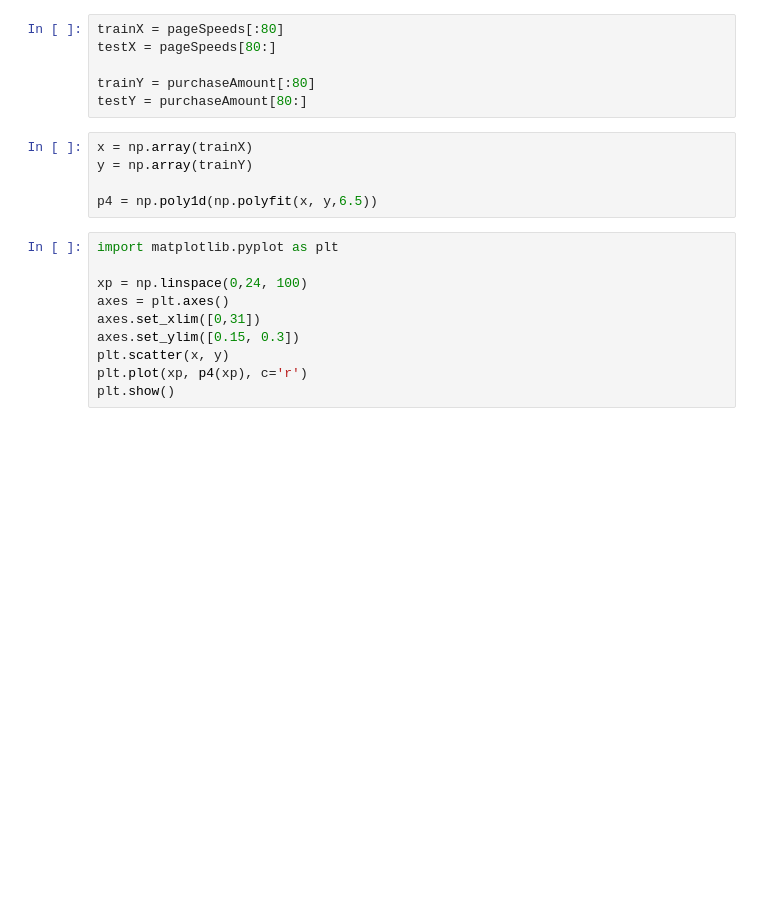
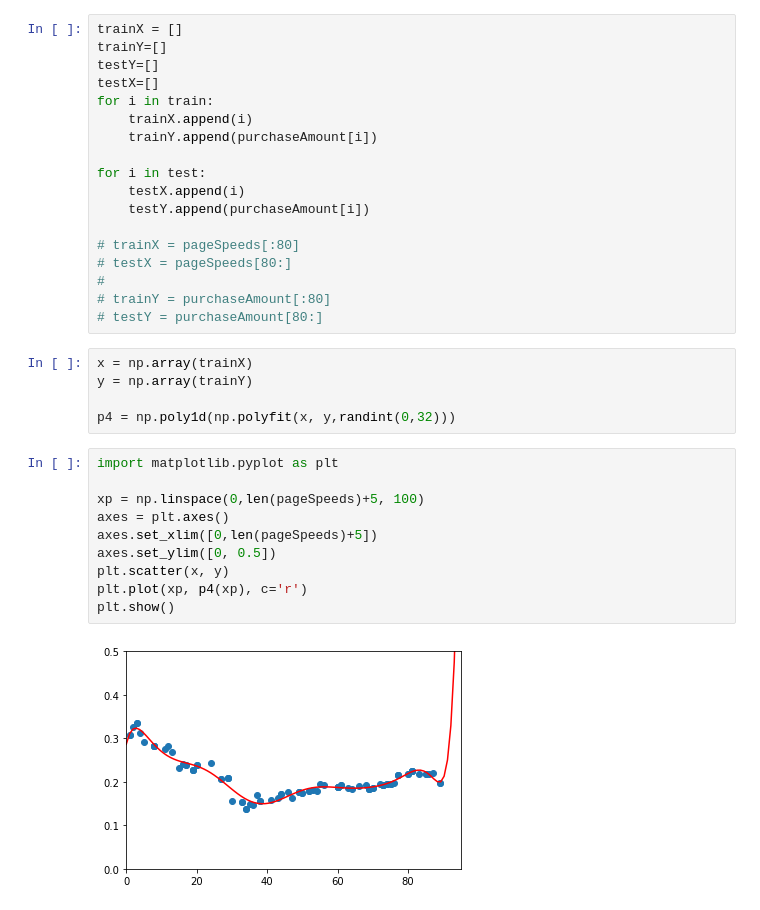
Before and after one commit to moied12/Data-Science, a Jupyter notebook: project/Bitcoin Pred Train Test.ipynb, the cells around one changed output. Drawn from its saved outputs; the diff is of its cells as text; blank space fills up the shorter version.

```diff
--- a/project/Bitcoin Pred Train Test.ipynb
+++ b/project/Bitcoin Pred Train Test.ipynb
@@ -19,24 +30,38 @@ for i in range(len(pageSpeeds)/2):
 # %%
-trainX = pageSpeeds[:80]
-testX = pageSpeeds[80:]
+trainX = []
+trainY=[]
+testY=[]
+testX=[]
+for i in train:
+    trainX.append(i)
+    trainY.append(purchaseAmount[i])
 
-trainY = purchaseAmount[:80]
-testY = purchaseAmount[80:]
+for i in test:
+    testX.append(i)
+    testY.append(purchaseAmount[i])
+
+# trainX = pageSpeeds[:80]
+# testX = pageSpeeds[80:]
+#
+# trainY = purchaseAmount[:80]
+# testY = purchaseAmount[80:]
 # %%
 x = np.array(trainX)
 y = np.array(trainY)
 
-p4 = np.poly1d(np.polyfit(x, y,6.5))
+p4 = np.poly1d(np.polyfit(x, y,randint(0,32)))
 # %%
 import matplotlib.pyplot as plt
 
-xp = np.linspace(0,24, 100)
+xp = np.linspace(0,len(pageSpeeds)+5, 100)
 axes = plt.axes()
-axes.set_xlim([0,31])
-axes.set_ylim([0.15, 0.3])
+axes.set_xlim([0,len(pageSpeeds)+5])
+axes.set_ylim([0, 0.5])
 plt.scatter(x, y)
 plt.plot(xp, p4(xp), c='r')
 plt.show()
+# %% [output]
+[figure, added]
 # %%
 testx = np.array(testX)
 testy = np.array(testY)
```
Also changed, not shown: parts of 3 cells of this notebook, 2 other files.
